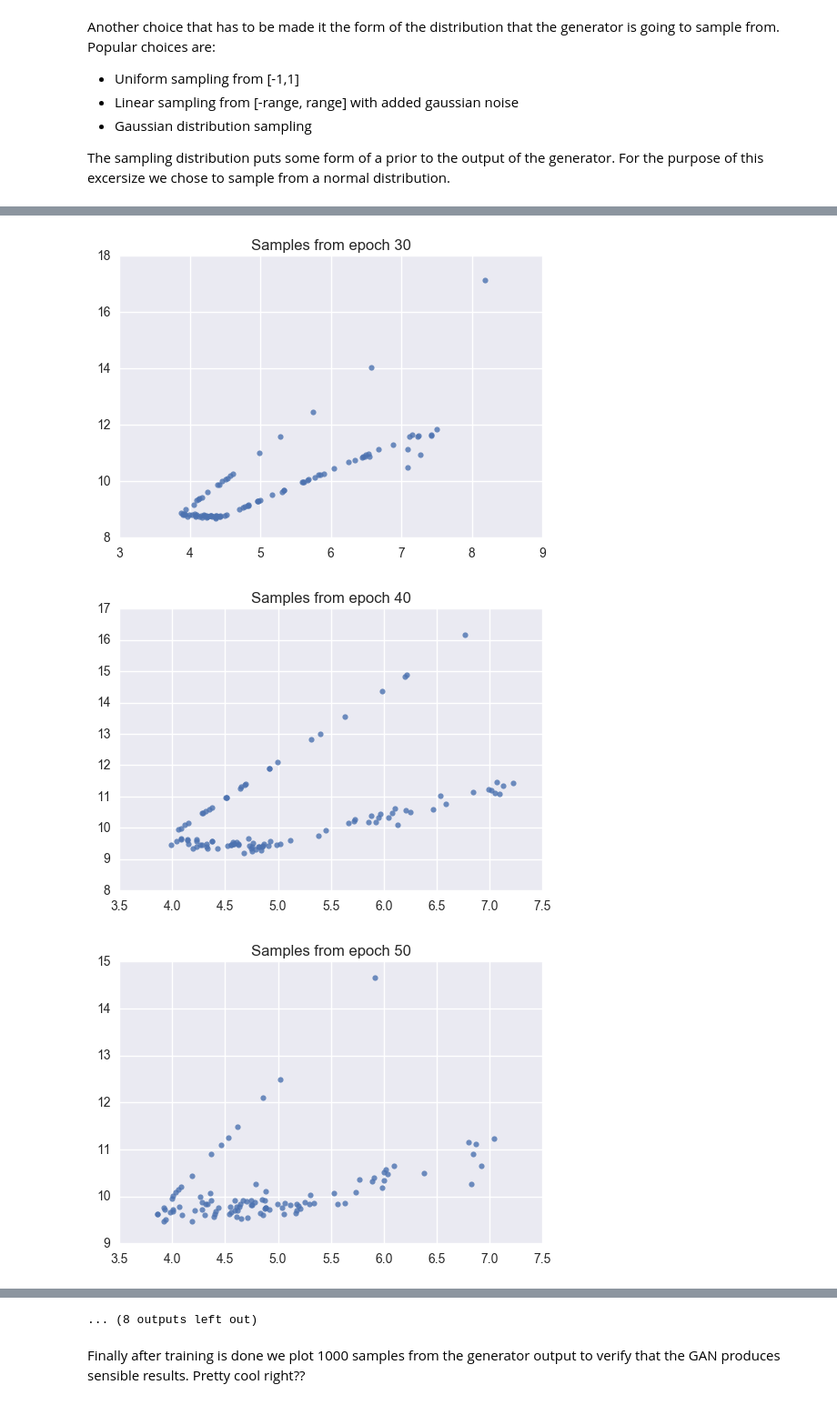
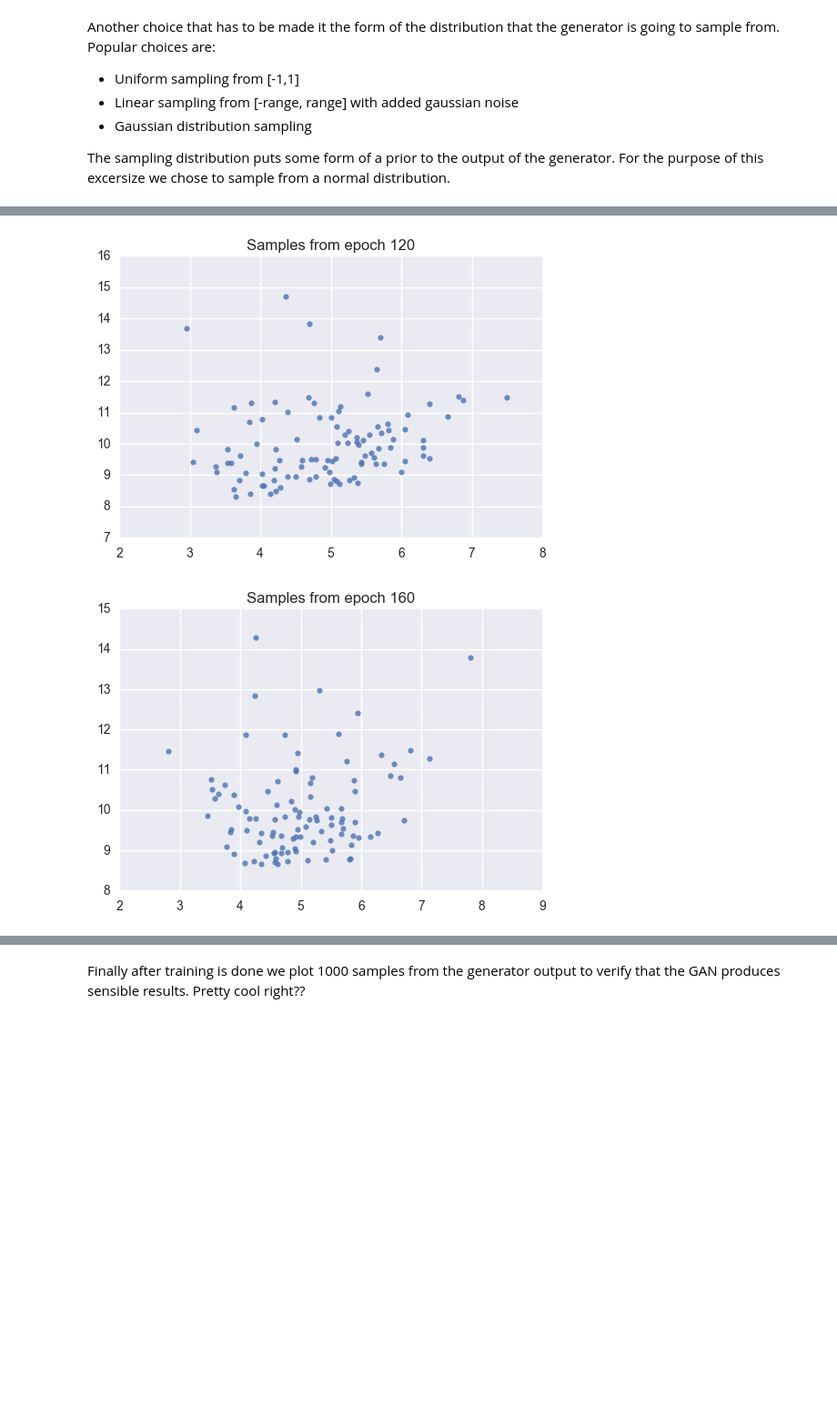
Before and after one commit to blackbak/machine_learning, a Jupyter notebook: GANs/intro_to_gan.ipynb, the cells around one changed output, grey strips where cells are left out. Shown at 91% size. Cells and saved outputs as stored; diff of their text form; code cells hidden in the pictures; blank space fills up the shorter version.

```diff
--- a/GANs/intro_to_gan.ipynb
+++ b/GANs/intro_to_gan.ipynb
@@ -175,7 +175,7 @@ for e in range(epochs):
         _ = sess.run(gen_opt, feed_dict={z_placeholder:z_samples})
         d_c.append(d_c_b)
         g_c.append(g_c_b)
-    if e%10==0:
+    if e%40==0:
         sampled_epoch = sess.run(sampler, feed_dict={z_placeholder:z_samples})
         plt.figure()
         plt.title("Samples from epoch {}".format(e))
@@ -187,3 +187,2 @@ for e in range(epochs):
-[figure, old version]
+[figure, new version]
-[figure, old version]
+[figure, new version]
-[figure, removed]
@@ -196,4 +189,3 @@ for e in range(epochs):
-... (8 outputs left out)
 # %% [markdown]
 Finally after training is done we plot 1000 samples from the generator output to verify that the GAN produces sensible results. Pretty cool right??
 # %%
```
Also changed, not shown: parts of 1 cell of this notebook.
